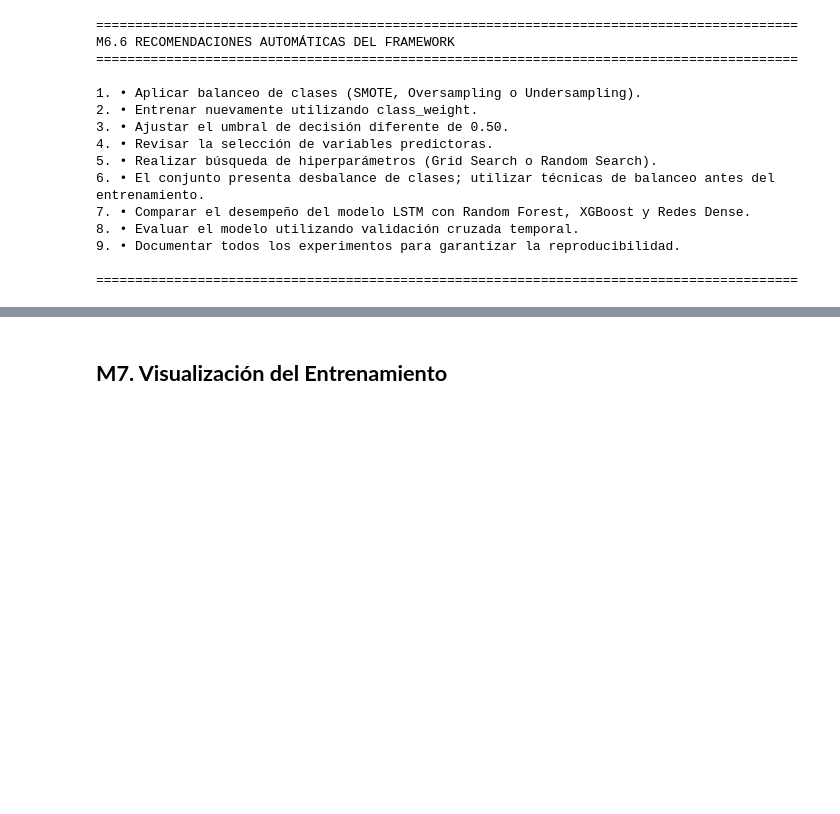
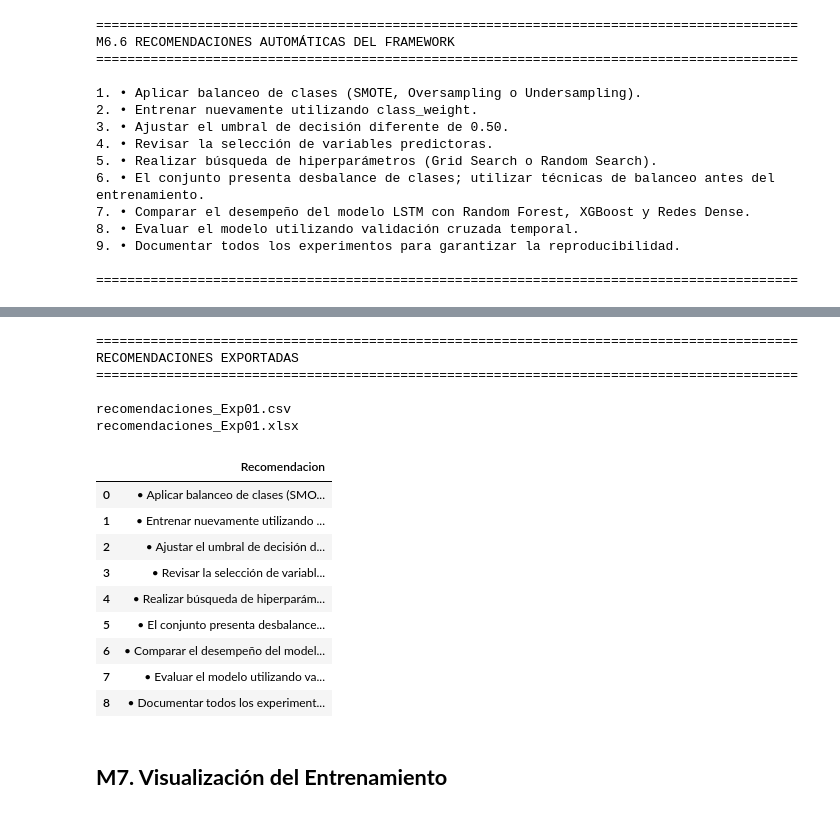
Before and after one commit to josedanielbg/FRAMEWORK_V7, a Jupyter notebook: NOTEBOOKS/C14_MODELADO/FW7_C14_Modelado.ipynb, the cells around one changed output, grey strips where cells are left out. Cells and saved outputs as stored; diff of their text form; code cells hidden in the pictures; blank space fills up the shorter version.

```diff
--- a/NOTEBOOKS/C14_MODELADO/FW7_C14_Modelado.ipynb
+++ b/NOTEBOOKS/C14_MODELADO/FW7_C14_Modelado.ipynb
@@ -1574,3 +1663,55 @@ M6.6 RECOMENDACIONES AUTOMÁTICAS DEL FRAMEWORK
+# %%
+#==========================================================================================
+# M6.8. Registrar Recomendaciones
+#==========================================================================================
+
+import pandas as pd
+
+# Create a DataFrame for recommendations
+recomendaciones_df = pd.DataFrame({
+    "Recomendacion": recomendaciones
+})
+
+# Define file names
+nombre_recomendaciones_csv = f"recomendaciones_{EXPERIMENTO}.csv"
+nombre_recomendaciones_xlsx = f"recomendaciones_{EXPERIMENTO}.xlsx"
+
+# Export the recommendations DataFrame
+recomendaciones_df.to_csv(
+    nombre_recomendaciones_csv,
+    index=False,
+    encoding="utf-8-sig"
+)
+recomendaciones_df.to_excel(
+    nombre_recomendaciones_xlsx,
+    index=False
+)
+
+print()
+print("="*90)
+print("RECOMENDACIONES EXPORTADAS")
+print("="*90)
+print()
+print(nombre_recomendaciones_csv)
+print(nombre_recomendaciones_xlsx)
+display(recomendaciones_df)
+# %% [output]
+==========================================================================================
+RECOMENDACIONES EXPORTADAS
+==========================================================================================
+
+recomendaciones_Exp01.csv
+recomendaciones_Exp01.xlsx
+|  | Recomendacion |
+| 0 | • Aplicar balanceo de clases (SMO... |
+| 1 | • Entrenar nuevamente utilizando ... |
+| 2 | • Ajustar el umbral de decisión d... |
+| 3 | • Revisar la selección de variabl... |
+| 4 | • Realizar búsqueda de hiperparám... |
+| 5 | • El conjunto presenta desbalance... |
+| 6 | • Comparar el desempeño del model... |
+| 7 | • Evaluar el modelo utilizando va... |
+| 8 | • Documentar todos los experiment... |
 # %% [markdown]
 ## **M7. Visualización del Entrenamiento**
 # %%
```
Also changed, not shown: parts of 10 cells of this notebook.
